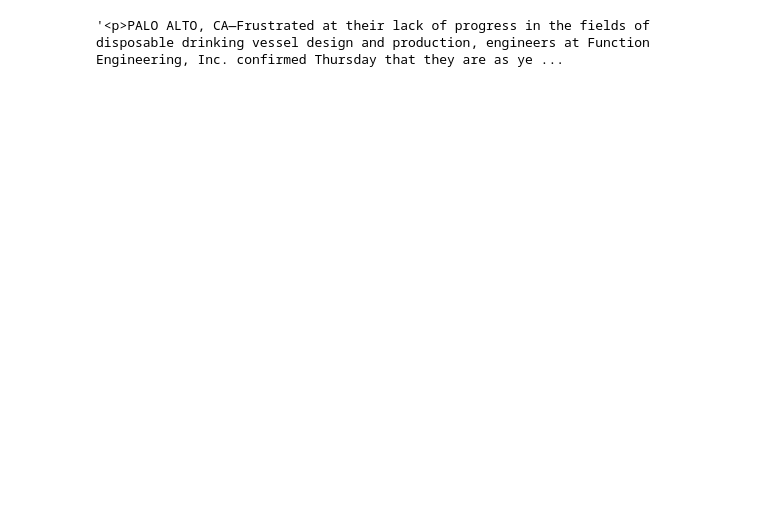
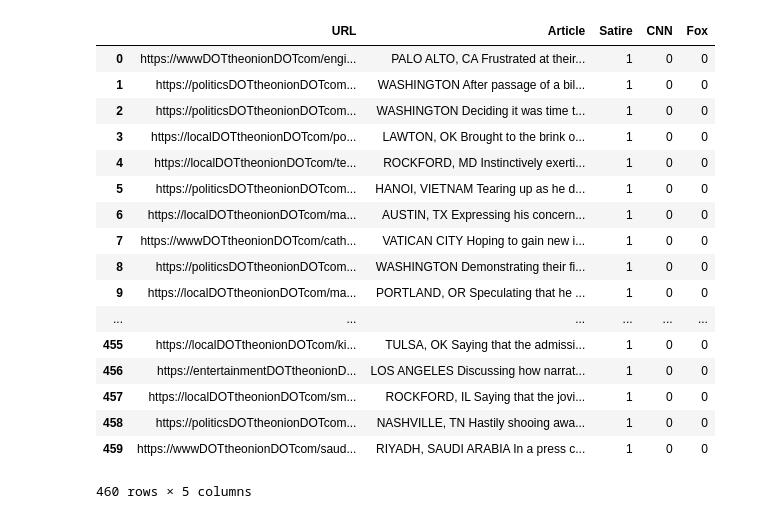
Before and after one commit to johncpolitte/News_or_Satire, a Jupyter notebook: onion_eda.ipynb, the cells around one changed output. Drawn from its saved outputs; the diff is of its cells as text; code cells hidden in the pictures; blank space fills up the shorter version.

Commit message:
finished onion cleaner

```diff
--- a/onion_eda.ipynb
+++ b/onion_eda.ipynb
@@ -89,6 +14,0 @@ ObjectId('5c9e7cc1d0ded7ea00ebe81d')
-# %%
-no_id = []
-for x in dict_list:
-    x.pop('_id')
-    print(x)
-    no_id.append(x)
@@ -136,5 +14,0 @@ AttributeError: 'list' object has no attribute 'items'
-# %%
-art_list = []
-for x in no_id:
-    q = x.items()
-    art_list.append(q)
@@ -169,6 +15,51 @@ Name: 0, Length: 460, dtype: object
-# %%
-q = list(x.items())[0]
-# %%
-q[1]
-# %% [output]
-'<p>PALO ALTO, CA—Frustrated at their lack of progress in the fields of disposable drinking vessel design and production, engineers at Function Engineering, Inc. confirmed Thursday that they are as ye ...
+# %%
+client = MongoClient()
+db = client.capstone
+collection = db.onion1
+docs = collection.find()
+dict_list = []
+for x in docs:
+    x.pop('_id')
+    q = list(x.items())
+    dict_list.append(q)
+art_arr = np.array(dict_list)
+art_shape = art_arr.shape
+exp = art_arr.reshape(art_shape[0],art_shape[2])
+df = pd.DataFrame(exp, columns=['URL', 'Article'])
+art = list(df['Article'])
+clean_list = []
+for sample in art:
+    sample1 = re.sub('<br/>', '', sample)
+    sample2 = re.sub('</p>', '', sample1)
+    sample3 = re.sub('—', ' ', sample2)
+    sample4 = re.sub('<em>', '', sample3)
+    sample5 = re.sub('</em>', '', sample4)
+    sample6 = re.sub('\xa0', '', sample5)
+    sample7 = re.sub('<p>', '', sample6)
+    sample8 = re.sub('sic', '', sample7)
+    clean_list.append(sample8)
+df['Article'] = clean_list
+df['Satire'] = 1
+df['CNN'] = 0
+df['Fox']= 0
+# %%
+df
+# %% [output]
+|  | URL | Article | Satire | CNN | Fox |
+| 0 | https://wwwDOTtheonionDOTcom/engi... | PALO ALTO, CA Frustrated at their... | 1 | 0 | 0 |
+| 1 | https://politicsDOTtheonionDOTcom... | WASHINGTON After passage of a bil... | 1 | 0 | 0 |
+| 2 | https://politicsDOTtheonionDOTcom... | WASHINGTON Deciding it was time t... | 1 | 0 | 0 |
+| 3 | https://localDOTtheonionDOTcom/po... | LAWTON, OK Brought to the brink o... | 1 | 0 | 0 |
+| 4 | https://localDOTtheonionDOTcom/te... | ROCKFORD, MD Instinctively exerti... | 1 | 0 | 0 |
+| 5 | https://politicsDOTtheonionDOTcom... | HANOI, VIETNAM Tearing up as he d... | 1 | 0 | 0 |
+| 6 | https://localDOTtheonionDOTcom/ma... | AUSTIN, TX Expressing his concern... | 1 | 0 | 0 |
+| 7 | https://wwwDOTtheonionDOTcom/cath... | VATICAN CITY Hoping to gain new i... | 1 | 0 | 0 |
+| 8 | https://politicsDOTtheonionDOTcom... | WASHINGTON Demonstrating their fi... | 1 | 0 | 0 |
+| 9 | https://localDOTtheonionDOTcom/ma... | PORTLAND, OR Speculating that he ... | 1 | 0 | 0 |
+| ... | ... | ... | ... | ... | ... |
+| 455 | https://localDOTtheonionDOTcom/ki... | TULSA, OK Saying that the admissi... | 1 | 0 | 0 |
+| 456 | https://entertainmentDOTtheonionD... | LOS ANGELES Discussing how narrat... | 1 | 0 | 0 |
+| 457 | https://localDOTtheonionDOTcom/sm... | ROCKFORD, IL Saying that the jovi... | 1 | 0 | 0 |
+| 458 | https://politicsDOTtheonionDOTcom... | NASHVILLE, TN Hastily shooing awa... | 1 | 0 | 0 |
+| 459 | https://wwwDOTtheonionDOTcom/saud... | RIYADH, SAUDI ARABIA In a press c... | 1 | 0 | 0 |
+460 rows × 5 columns
```
Also changed, not shown: parts of 24 cells of this notebook.
